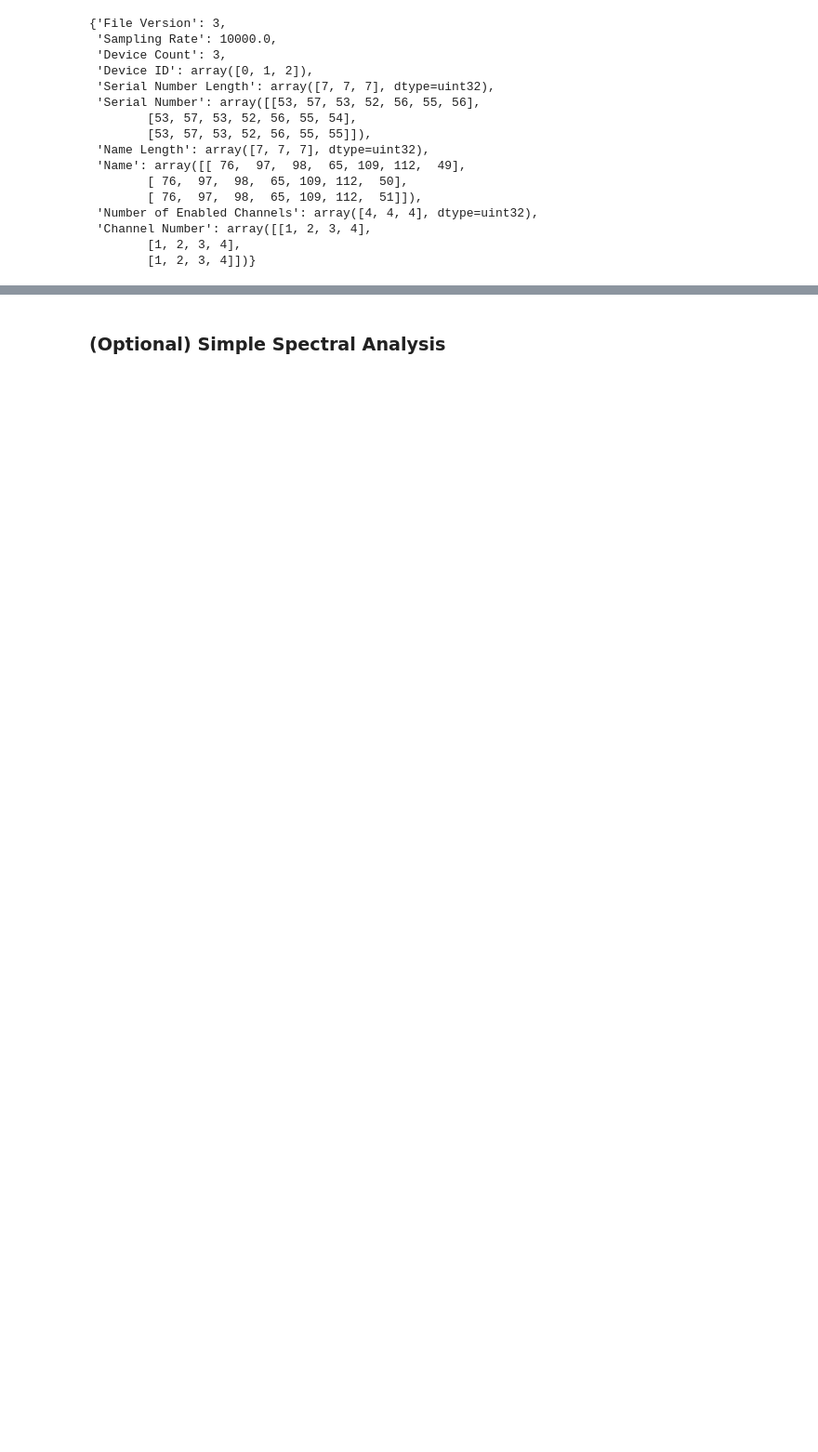
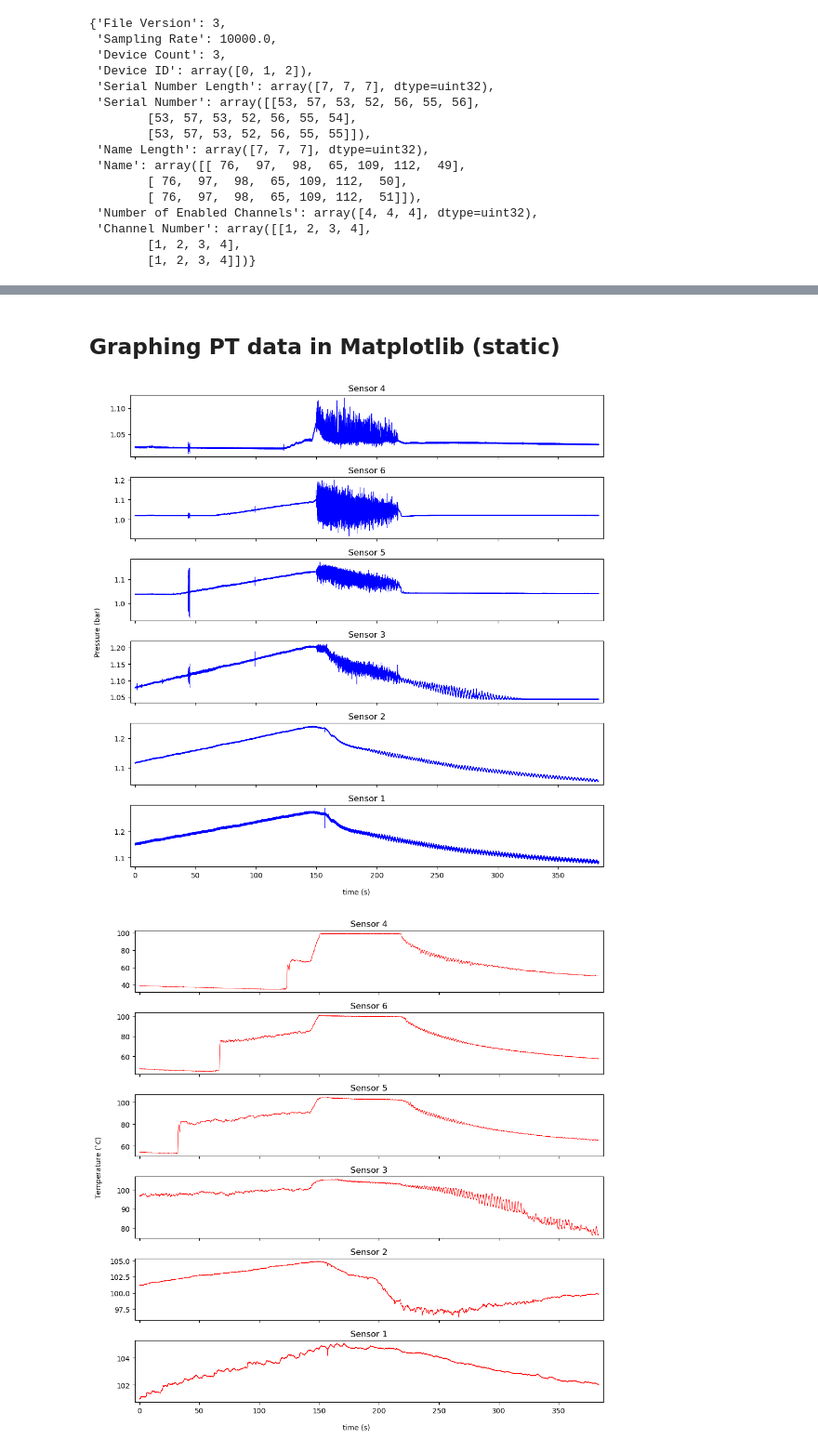
Before and after one commit to akyaparla/Binary-File-Unpack, a Jupyter notebook: example.ipynb, the cells around one changed output, grey strips where cells are left out. Shown at 93% size. Cells and saved outputs as stored; diff of their text form; code cells hidden in the pictures; blank space fills up the shorter version.

```diff
--- a/example.ipynb
+++ b/example.ipynb
@@ -18,6 +35,6 @@ def apply_cali(analysis:BinaryFileUnpack, pres_cali):
         Pres[i] = analysis.P[i] - pres_cali[i]
     return Pres
 
-pres_cali_1018 = daily_cali(r"C:\Users\akyap\OneDrive\Documents\Academics\Research\LDEO Geysers\files\10-18\dailycalibration_room1028p35-20241018-11-51-39.bin", 1.02835)
-pres_cali_1018
+pres_cali_1025 = daily_cali(r"C:\Users\akyap\OneDrive\Documents\Academics\Research\LDEO Geysers\files\10-25\calibration_1019p01-20241025-10-14-35.bin", 1.01901)
+pres_cali_1025
 # %% [output]
@@ -67,4 +83,4 @@ Apply the Pressure Calibration Corresponding to the experiment day.
 # %%
-Pressure = apply_cali(analysis, pres_cali_1018)
+Pressure = apply_cali(analysis, pres_cali_1025)
 Pressure
 # %% [output]
@@ -83,2 +99,17 @@ array([[1.25297139, 1.25249181, 1.25293861, ..., 1.05772422, 1.05656896,
-# %% [markdown]
-### (Optional) Simple Spectral Analysis
+# %% [markdown]
+## Graphing PT data in Matplotlib (static)
+# %%
+# %matplotlib qt
+%matplotlib inline
+
+sta = 0; end = len(analysis.time)/analysis.fs
+times = analysis.getTimeRange(sta, end)
+# Pressure
+analysis.plot_static(analysis.time, Pressure, "time (s)", "Pressure (bar)", plots_shape=(num_sens, 1), color='b', times=times, ordering=[3, 5, 4, 2, 1, 0])
+# Temperature
+analysis.plot_static(analysis.time, analysis.T, "time (s)", r"Temperature ($^{\circ}C$)", plots_shape=(num_sens, 1), color='r', times=times, ordering=[3, 5, 4, 2, 1, 0])
+# PT
+analysis.plot_static(analysis.time, analysis.P, "time (s)", "Pressure (bar)", plots_shape=(num_sens, 1), times=times, y2 = analysis.T, ordering=[3, 5, 4, 2, 1, 0], y2_label=r"Temperature ($^{\circ}C$)", sharex=True)
+# %% [output]
+[figure, added]
+[figure, added]
```
Also changed, not shown: parts of 25 cells of this notebook, 1 other file.
